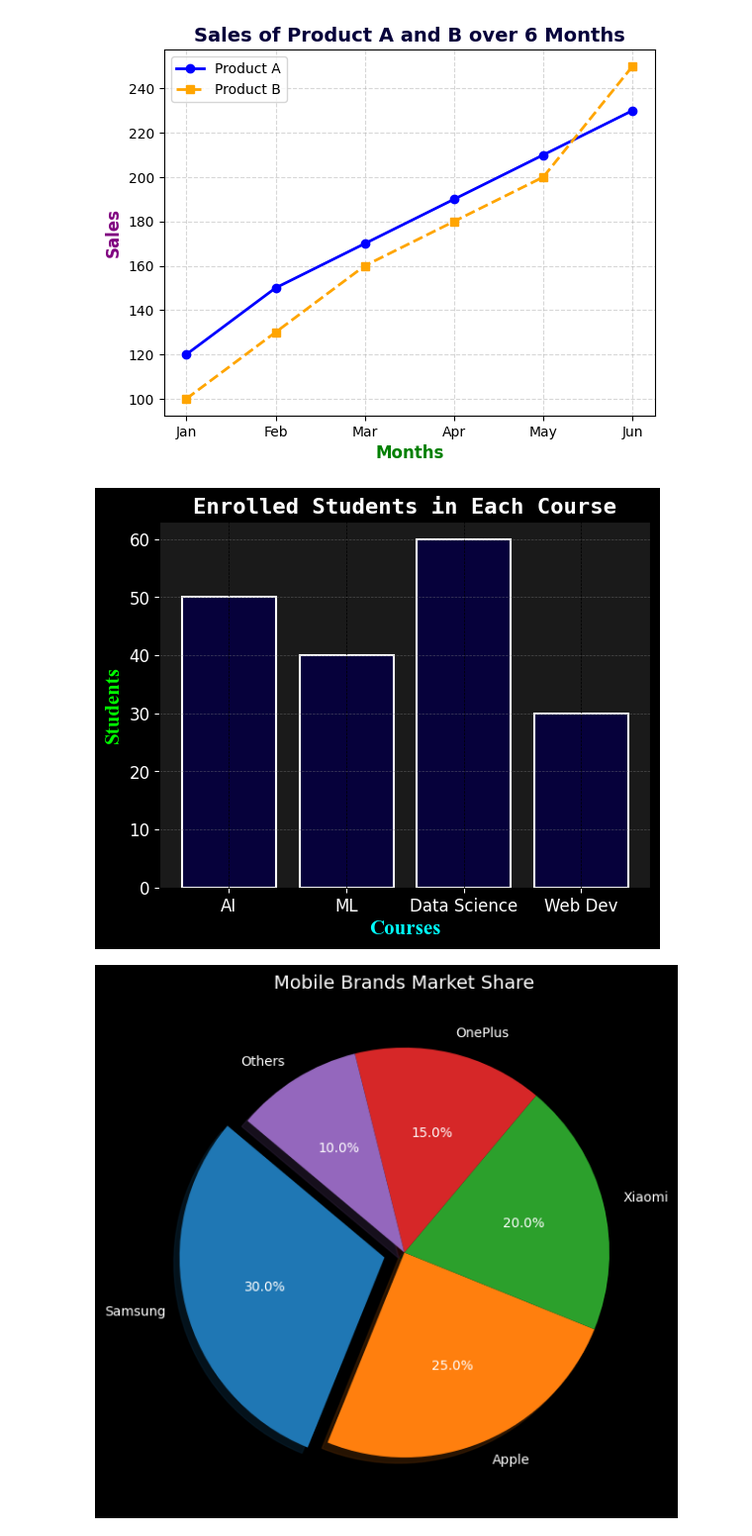
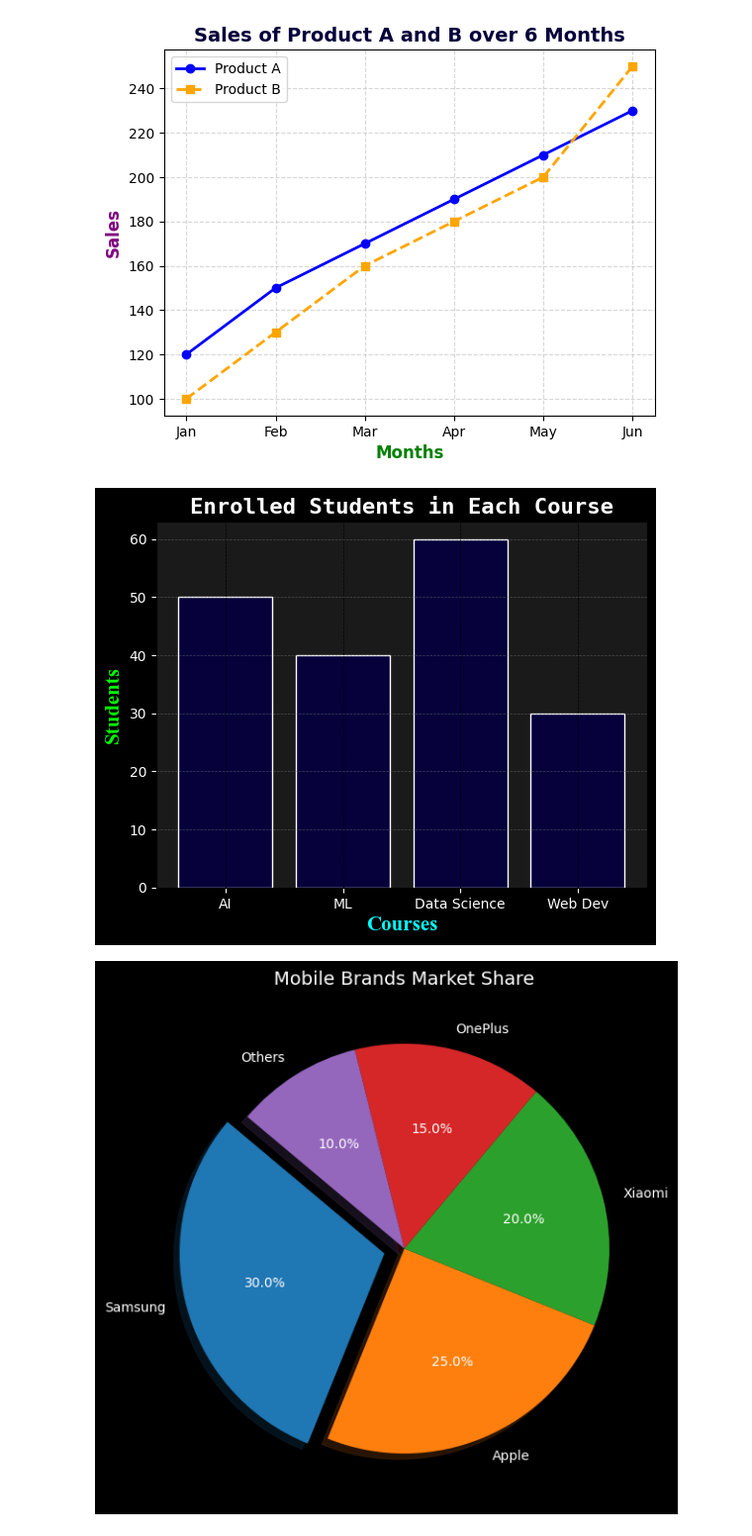
Before and after one commit to naxalatex/matplotlib, a Jupyter notebook: mat2.ipynb, the cells around one changed output. Shown at 99% size. Cells and saved outputs as stored; diff of their text form; code cells hidden in the pictures.

```diff
--- a/mat2.ipynb
+++ b/mat2.ipynb
@@ -60,33 +60,33 @@ plt.show()
 # %%
 import matplotlib.pyplot as plt
 
 courses = ['AI', 'ML', 'Data Science', 'Web Dev']
 students = [50, 40, 60, 30]
 
 # Create figure and axis with dark backgrounds
 fig, ax = plt.subplots(facecolor='black')   # Outer background
 ax.set_facecolor('#1a1a1a')                 # Inner plot area (dark gray)
 
 # Bar chart
-ax.bar(courses, students, color='#06013b', edgecolor='white', linewidth=1.5)
+ax.bar(courses, students, color='#06013b', edgecolor='white', linewidth=1)
 
 # Titles and labels (with bright text colors)
 ax.set_title("Enrolled Students in Each Course",
              fontname='Monospace', fontsize=16, fontweight='bold', color='white')
 ax.set_xlabel('Courses', color='cyan', fontname='Times New Roman', fontweight='bold', fontsize=15)
 ax.set_ylabel('Students', color='lime', fontname='Times New Roman', fontweight='bold', fontsize=15)
 
 # Make tick labels visible on dark background
-ax.tick_params(colors='white', labelsize=12)
+ax.tick_params(colors='white', labelsize=10)
 
 plt.grid(color='black', linestyle='--', linewidth=0.5)
 
 # Grid lines (optional)
 ax.grid(axis='y', linestyle='--', alpha=0.5, color='gray')
 
 plt.show()
 # %% [output]
-[figure, old version]
+[figure, new version]
 # %%
 import matplotlib.pyplot as plt
 
```
Also changed, not shown: 4 other files.
